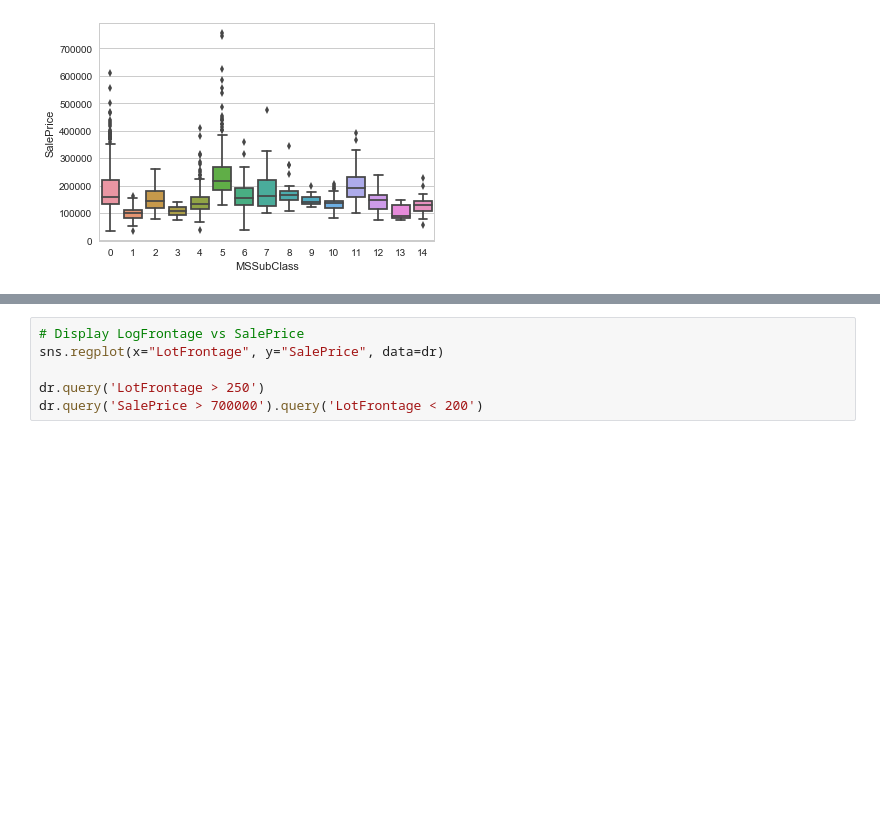
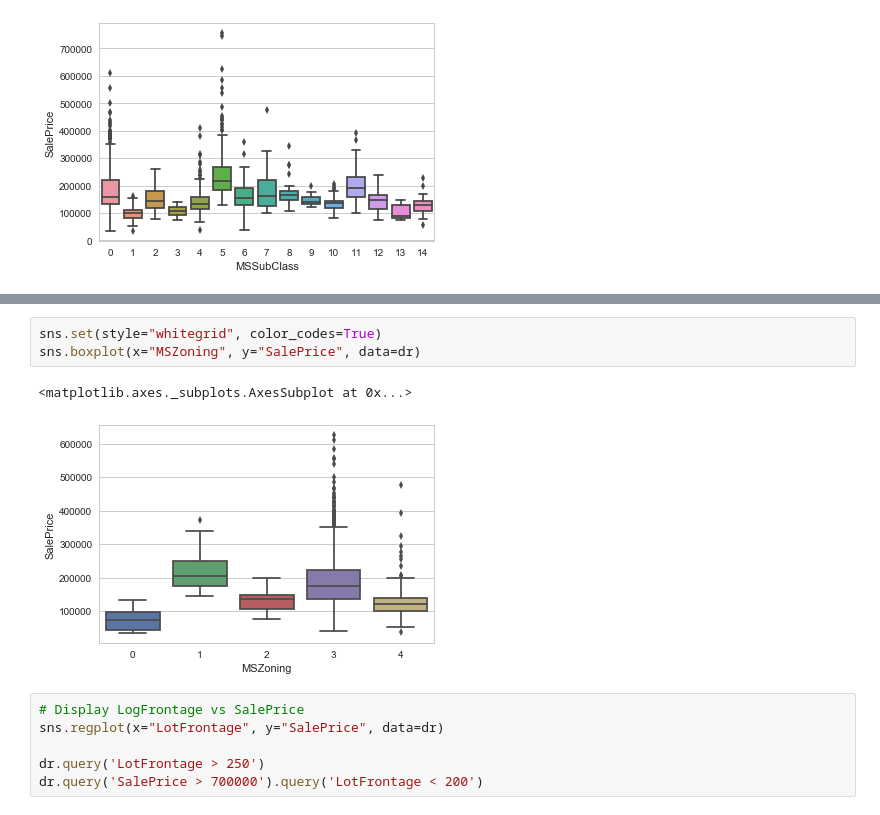
Before and after one commit to kkchuchu/kkchuchu.mushroom, a Jupyter notebook: kaggle/hp/House Prices- Advanced Regression Techniques.ipynb, the cells around one changed output, grey strips where cells are left out. Saved outputs shown, nothing was run; the diff lists cells and outputs as text; blank space fills up the shorter version.

```diff
--- a/kaggle/hp/House Prices- Advanced Regression Techniques.ipynb
+++ b/kaggle/hp/House Prices- Advanced Regression Techniques.ipynb
@@ -122,3 +136,9 @@ sns.boxplot(x="MSSubClass", y="SalePrice", data=dr)
+# %%
+sns.set(style="whitegrid", color_codes=True)
+sns.boxplot(x="MSZoning", y="SalePrice", data=dr)
+# %% [output]
+<matplotlib.axes._subplots.AxesSubplot at 0x...>
+[figure, added]
 # %%
 # Display LogFrontage vs SalePrice
 sns.regplot(x="LotFrontage", y="SalePrice", data=dr)
```
Also changed, not shown: parts of 34 cells of this notebook.
